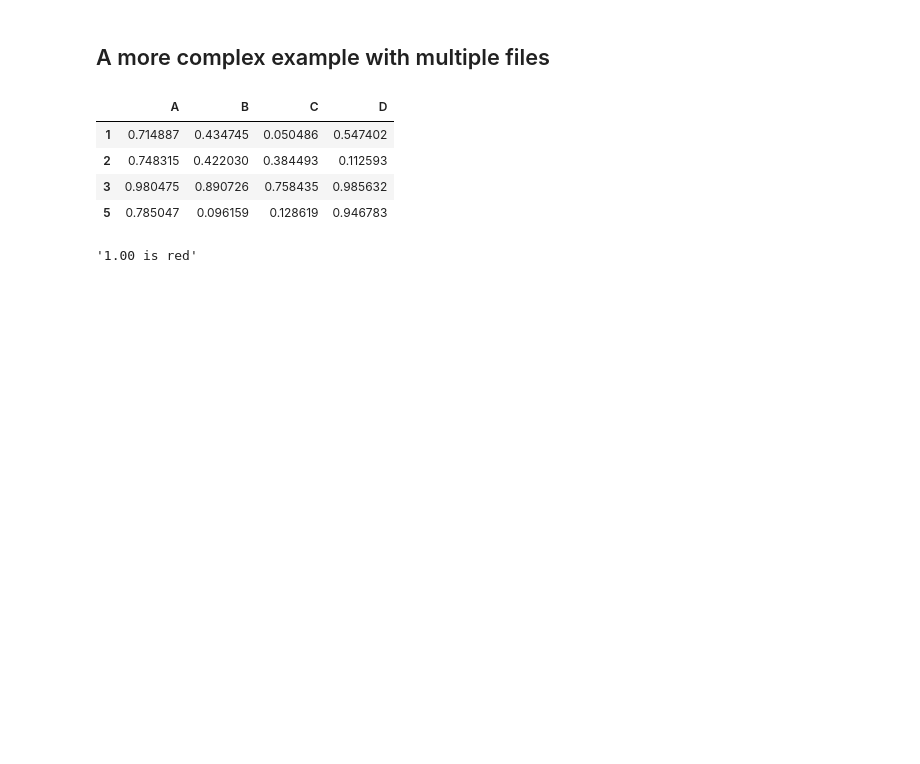
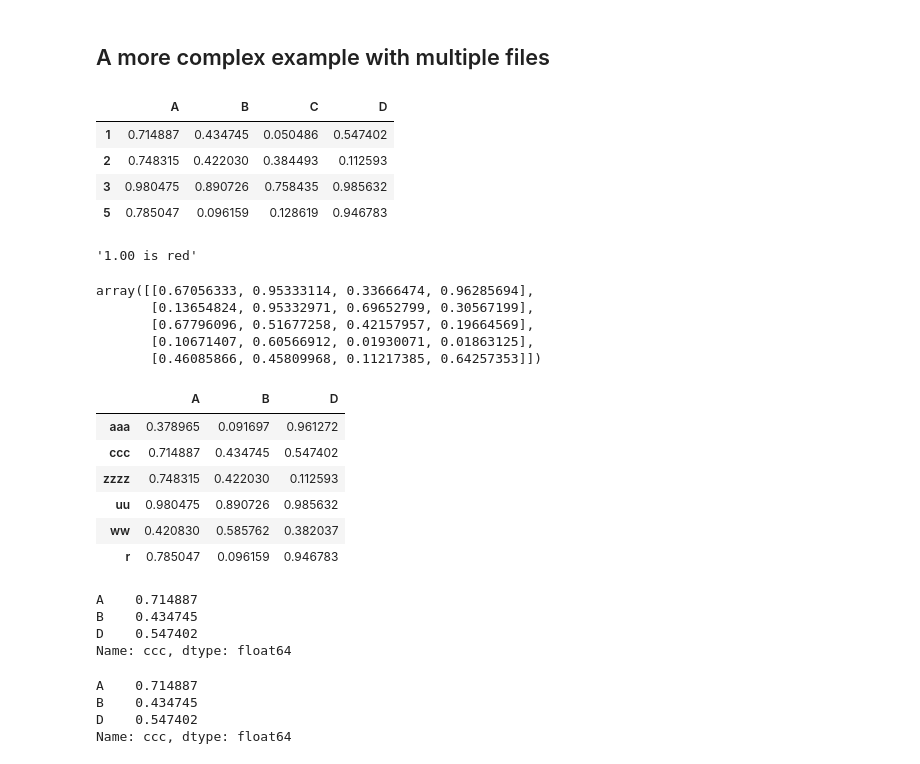
Before and after one commit to tavetiss/2020-06_Scientic_Python_SISEO_, a Jupyter notebook: day2/tabular_data.ipynb, the cells around one changed output. Drawn from its saved outputs; the diff is of its cells as text; code cells hidden in the pictures; blank space fills up the shorter version.

```diff
--- a/day2/tabular_data.ipynb
+++ b/day2/tabular_data.ipynb
@@ -114,3 +114,36 @@ data.groupby(data.A > .5).get_group(True)
 "{0:.2f} is {1}".format(1,"red")
 # %% [output]
 '1.00 is red'
+# %%
+pd.read_csv("data/data_0.csv", index_col = 0).drop(4, axis = 0).values
+# %% [output]
+array([[0.67056333, 0.95333114, 0.33666474, 0.96285694],
+       [0.13654824, 0.95332971, 0.69652799, 0.30567199],
+       [0.67796096, 0.51677258, 0.42157957, 0.19664569],
+       [0.10671407, 0.60566912, 0.01930071, 0.01863125],
+       [0.46085866, 0.45809968, 0.11217385, 0.64257353]])
+# %%
+data2 = data.copy()
+data2.index = ["aaa", "ccc", "zzzz", "uu", "ww", "r"]
+# %% [output]
+|  | A | B | D |
+| aaa | 0.378965 | 0.091697 | 0.961272 |
+| ccc | 0.714887 | 0.434745 | 0.547402 |
+| zzzz | 0.748315 | 0.422030 | 0.112593 |
+| uu | 0.980475 | 0.890726 | 0.985632 |
+| ww | 0.420830 | 0.585762 | 0.382037 |
+| r | 0.785047 | 0.096159 | 0.946783 |
+# %%
+data2.loc["ccc"]
+# %% [output]
+A    0.714887
+B    0.434745
+D    0.547402
+Name: ccc, dtype: float64
+# %%
+data2.iloc[1]
+# %% [output]
+A    0.714887
+B    0.434745
+D    0.547402
+Name: ccc, dtype: float64
```
Also changed, not shown: parts of 1 cell of this notebook.
